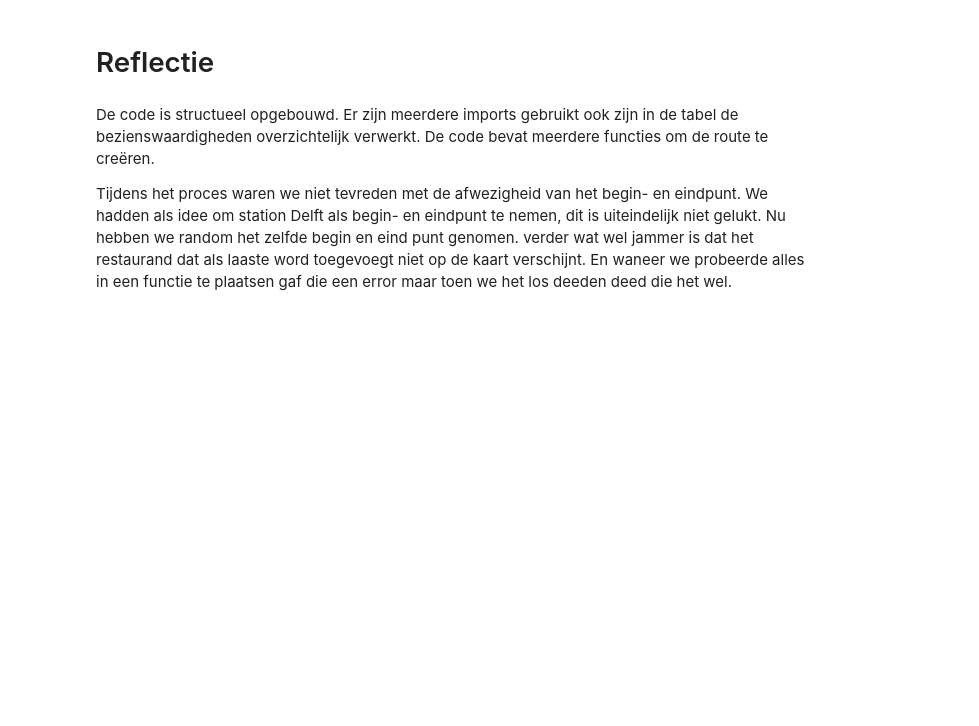
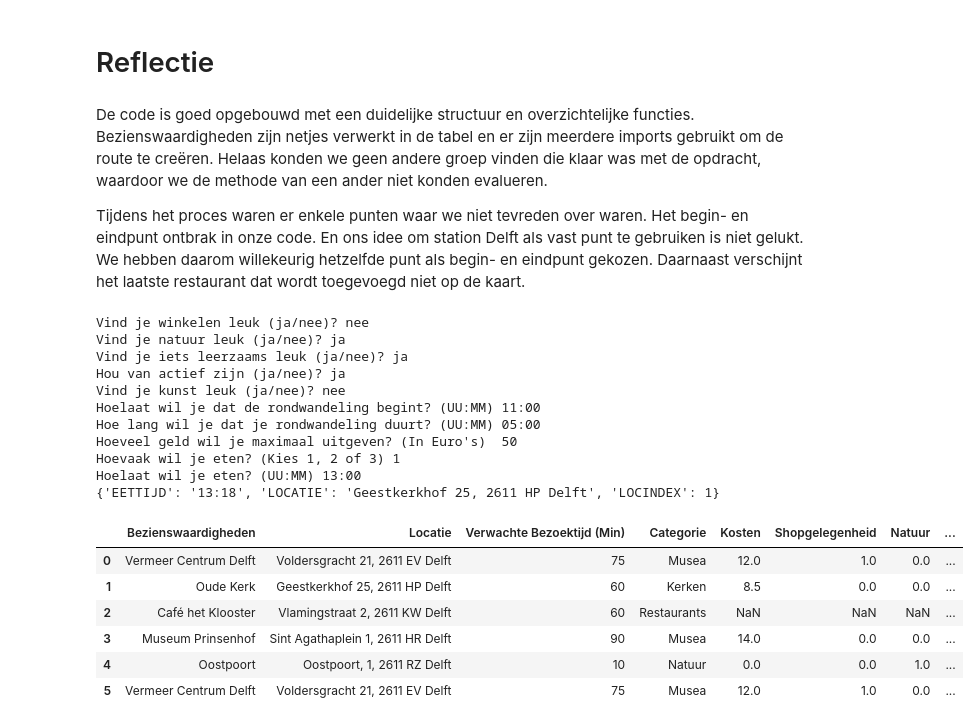
Before and after one commit to vincentluijkx/Project-1-TW, a Jupyter notebook: ds_project.ipynb, the cells around one changed output. Cells and saved outputs as stored; diff of their text form; code cells hidden in the pictures; blank space fills up the shorter version.

Commit message:
met route andere groepje

```diff
--- a/ds_project.ipynb
+++ b/ds_project.ipynb
@@ -601,6 +603,51 @@ add_restaurants(copy_df, eettijden, starttijd)
 # %% [markdown]
 # Reflectie
 # %% [markdown]
-De code is structueel opgebouwd. Er zijn meerdere imports gebruikt ook zijn in de tabel de bezienswaardigheden overzichtelijk verwerkt. De code bevat meerdere functies om de route te creëren.
+De code is goed opgebouwd met een duidelijke structuur en overzichtelijke functies. Bezienswaardigheden zijn netjes verwerkt in de tabel en er zijn meerdere imports gebruikt om de route te creëren. Helaas konden we geen andere groep vinden die klaar was met de opdracht, waardoor we de methode van een ander niet konden evalueren.
 
-Tijdens het proces waren we niet tevreden met de afwezigheid van het begin- en eindpunt. We hadden als idee om station Delft als begin- en eindpunt te nemen, dit is uiteindelijk niet gelukt. Nu hebben we random het zelfde begin en eind punt genomen. verder wat wel jammer is dat het restaurand dat als laaste word toegevoegt niet op de kaart verschijnt. En waneer we probeerde alles in een functie te plaatsen gaf die een error maar toen we het los deeden deed die het wel.
+Tijdens het proces waren er enkele punten waar we niet tevreden over waren. Het begin- en eindpunt ontbrak in onze code. En ons idee om station Delft als vast punt te gebruiken is niet gelukt. We hebben daarom willekeurig hetzelfde punt als begin- en eindpunt gekozen. Daarnaast verschijnt het laatste restaurant dat wordt toegevoegd niet op de kaart.
+# %%
+preferences = ask_preferences()
+tb = ask_times_budget()
+#dictionary uitpakken
+starttijd = tb['STARTTIJD']
+maxtijd = tb['MAXTIJD']
+eindtijd = eindtijd_berekenen(starttijd, maxtijd)
+maxbudget = tb['BUDGET']
+eettijden = tb['EETTIJDEN']
+tot_eettijd = 60*len(eettijden)
+activiteit_tijd = difference_in_minutes("00:00", maxtijd) - tot_eettijd
+activiteit_tijd
+result   = kies_bezienswaardigheden(preferences, activiteit_tijd, maxbudget)
+#dictionary uitpakken
+bezienswaardigheden = result['Bezienswaardigheden']
+locaties      = result['Locaties']
+time          = result['Tijdsduur']
+approx_budget = result['Budget']
+indices       = result['Indexen']
+new_bw_df = bw_df.iloc[indices]
+bestroute = make_best_route(locaties, new_bw_df)
+distances = bestroute['DISTANCES']
+route_df = bestroute['ROUTE_TABLE']
+route_df.index = pd.RangeIndex(len(route_df.index))
+copy_df = route_df.copy()
+add_restaurants(copy_df, eettijden, starttijd)
+# %% [output]
+Vind je winkelen leuk (ja/nee)? nee
+Vind je natuur leuk (ja/nee)? ja
+Vind je iets leerzaams leuk (ja/nee)? ja
+Hou van actief zijn (ja/nee)? ja
+Vind je kunst leuk (ja/nee)? nee
+Hoelaat wil je dat de rondwandeling begint? (UU:MM) 11:00
+Hoe lang wil je dat je rondwandeling duurt? (UU:MM) 05:00
+Hoeveel geld wil je maximaal uitgeven? (In Euro's)  50
+Hoevaak wil je eten? (Kies 1, 2 of 3) 1
+Hoelaat wil je eten? (UU:MM) 13:00
+{'EETTIJD': '13:18', 'LOCATIE': 'Geestkerkhof 25, 2611 HP Delft', 'LOCINDEX': 1}
+|  | Bezienswaardigheden | Locatie | Verwachte Bezoektijd (Min) | Categorie | Kosten | Shopgelegenheid | Natuur | ... |
+| 0 | Vermeer Centrum Delft | Voldersgracht 21, 2611 EV Delft | 75 | Musea | 12.0 | 1.0 | 0.0 | ... |
+| 1 | Oude Kerk | Geestkerkhof 25, 2611 HP Delft | 60 | Kerken | 8.5 | 0.0 | 0.0 | ... |
+| 2 | Café het Klooster | Vlamingstraat 2, 2611 KW Delft | 60 | Restaurants | NaN | NaN | NaN | ... |
+| 3 | Museum Prinsenhof | Sint Agathaplein 1, 2611 HR Delft | 90 | Musea | 14.0 | 0.0 | 0.0 | ... |
+| 4 | Oostpoort | Oostpoort, 1, 2611 RZ Delft | 10 | Natuur | 0.0 | 0.0 | 1.0 | ... |
+| 5 | Vermeer Centrum Delft | Voldersgracht 21, 2611 EV Delft | 75 | Musea | 12.0 | 1.0 | 0.0 | ... |
```
Also changed, not shown: parts of 9 cells of this notebook.
